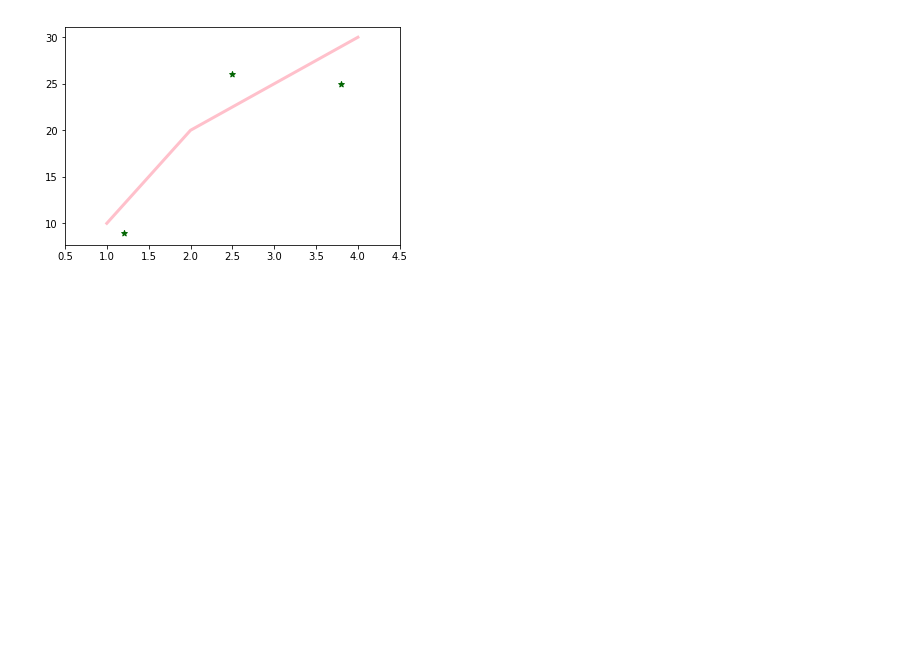
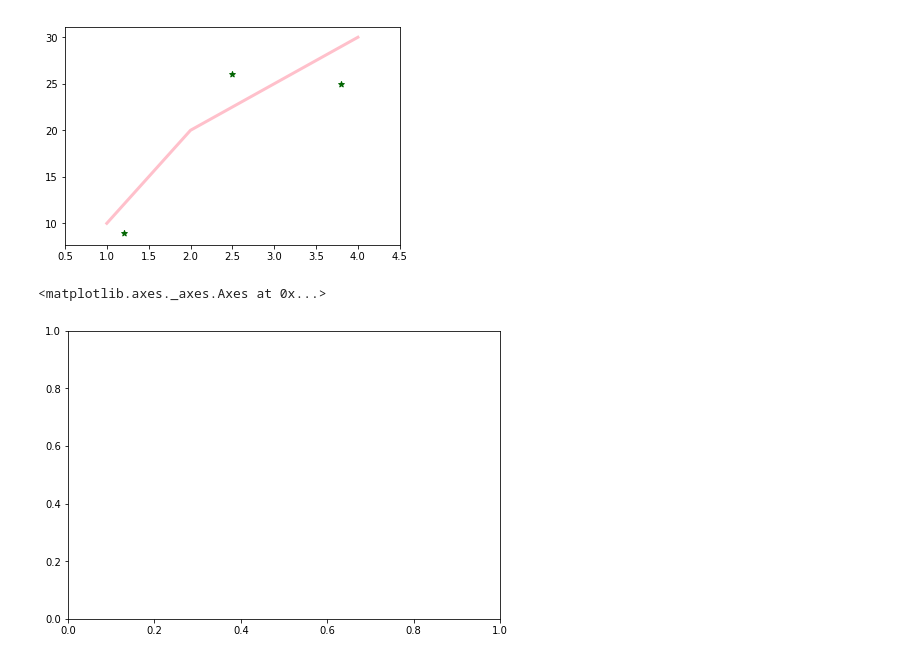
Before and after one commit to gpathipaka/machine_learning, a Jupyter notebook: matplot-lib/ex4.ipynb, the cells around one changed output. Saved outputs shown, nothing was run; the diff lists cells and outputs as text; code cells hidden in the pictures; blank space fills up the shorter version.

```diff
--- a/matplot-lib/ex4.ipynb
+++ b/matplot-lib/ex4.ipynb
@@ -20,3 +20,9 @@ ax.set_xlim(0.5, 4.5)
 plt.show()
 # %% [output]
 [figure]
+# %%
+fig = plt.figure()
+fig.add_axes([0, 0, 1, 1])
+# %% [output]
+<matplotlib.axes._axes.Axes at 0x...>
+[figure, added]
```
Also changed, not shown: parts of 4 cells of this notebook, 1 other file.
